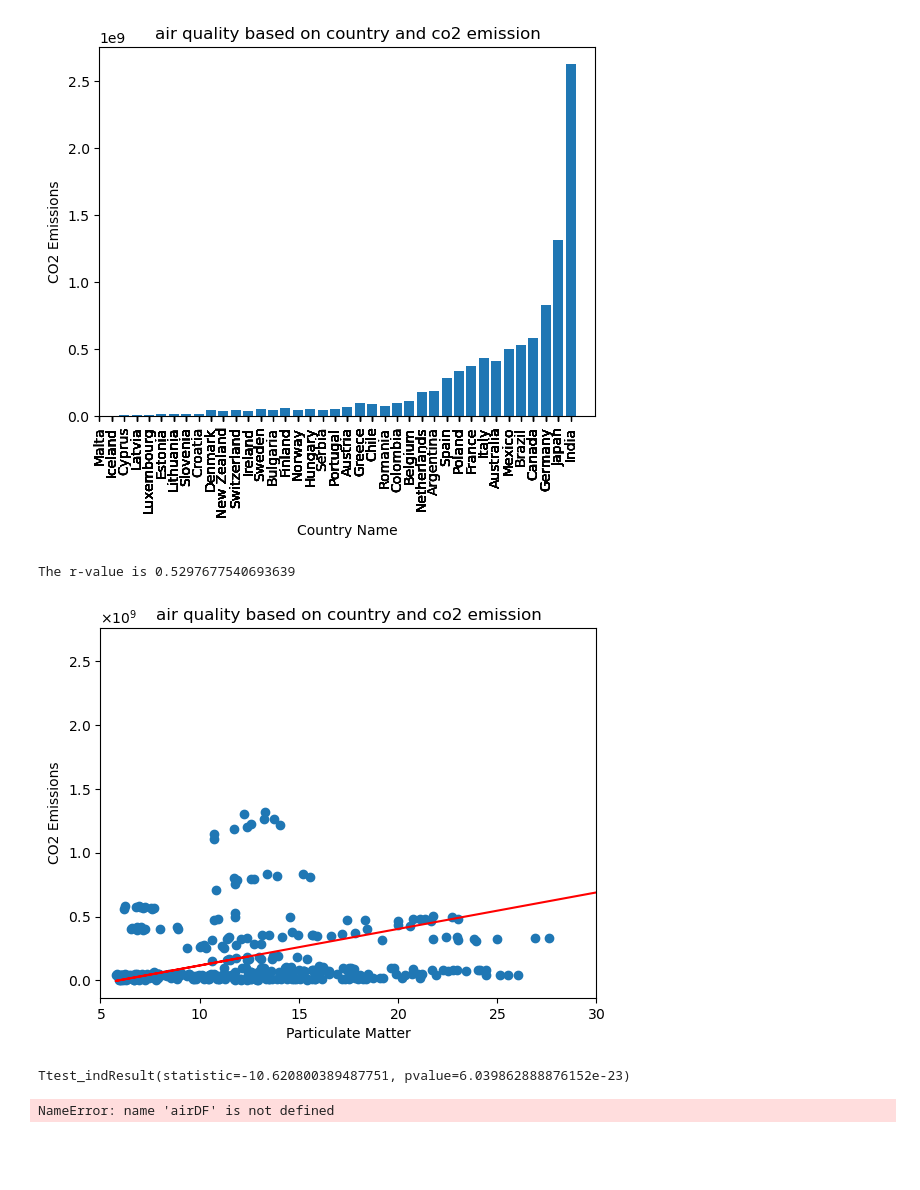
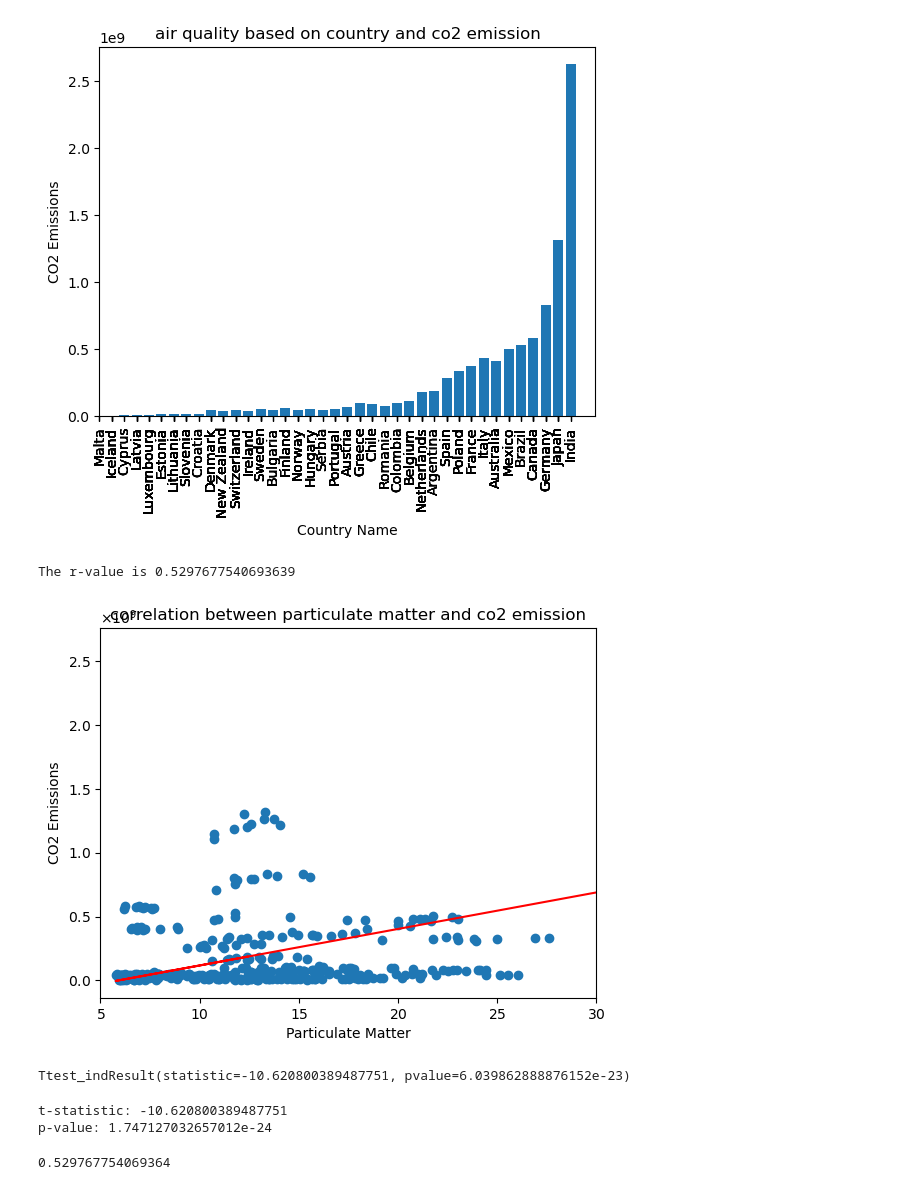
Before and after one commit to anaeem1MSU/project_1, a Jupyter notebook: Scripts/branch A saved.ipynb, the cells around one changed output. Drawn from its saved outputs; the diff is of its cells as text; code cells hidden in the pictures; blank space fills up the shorter version.

```diff
--- a/Scripts/branch A saved.ipynb
+++ b/Scripts/branch A saved.ipynb
@@ -9,7 +9,7 @@ import scipy.stats as stats
 from scipy.stats import ttest_ind
 # %%
 #country with renewable , non renewable,co2 emmission, particulate matter and respiratory death rate, different years data.
-cleanDF = pd.read_csv("..\Outputs\cleaned_data.csv")
+cleanDF = pd.read_csv("../Downloads/cleaned_data.csv")
 cleanDF
 # %% [output]
 |  | Unnamed: 0 | Country Name | Year | Renewables Value | Renewables Share | Non-Renewables Value | ... |
@@ -141,21 +159,21 @@ plt.show ()
 # %%
 #Scatter Plot showing air quality with CO2 Emissions and country
 x_values = airDF['Particulate Matter']
 y_values = airDF['CO2 Emissions']
 plt.scatter(x=x_values, y=y_values)
-plt.title('air quality based on country and co2 emission')
+plt.title('correlation between particulate matter and co2 emission')
 plt.xlabel('Particulate Matter')
 plt.ylabel('CO2 Emissions')
 plt.xlim(5, 30)
 #Adding Regression Values
 (slope, intercept, rvalue, pvalue, stdev) = linregress(x_values, y_values)
 regressValues = x_values * slope + intercept
 plt.plot(x_values, regressValues, 'r-')
 plt.ticklabel_format(useOffset=False,useMathText=True)
 print(f'The r-value is {rvalue}')
 plt.show ()
 # %% [output]
 The r-value is 0.5297677540693639
-[figure, old version]
+[figure, new version]
 # %%
 #creating the hypothesis
@@ -166,3 +184,13 @@ The r-value is 0.5297677540693639
 stats.ttest_ind(x_values, y_values, equal_var=False)
 # %% [output]
 Ttest_indResult(statistic=-10.620800389487751, pvalue=6.039862888876152e-23)
+# %%
+#T-value and p value generated from particulate matter and co2 emission
+sample_a=airDF['Particulate Matter']
+sample_b=airDF['CO2 Emissions']
+t_stat, p_value = stats.ttest_ind(sample_a, sample_b)
+print ("t-statistic:",t_stat)
+print ("p-value:",p_value)
+# %% [output]
+t-statistic: -10.620800389487751
+p-value: 1.747127032657012e-24
@@ -169,13 +201,5 @@ Ttest_indResult(statistic=-10.620800389487751, pvalue=6.039862888876152e-23)
 # %%
-#Bar Plot showing air quality on the basis of CO2 Emissions and population
-x_values = airDF['Renewables Share']
-y_values = airDF['CO2 Emissions']
-plt.bar(x=x_values, height=y_values)
-plt.title('air quality based on Renewables Share and co2 emission')
-plt.xlim(5, 40)
-plt.xticks(x_values, rotation=90)
-plt.xlabel('Renewables Share')
-plt.ylabel('CO2 Emissions')
-plt.show ()
+#Correlation between particulate matter and co2 emissions
+R
 # %% [output]
-NameError: name 'airDF' is not defined
+0.529767754069364
```
Also changed, not shown: parts of 4 cells of this notebook.
